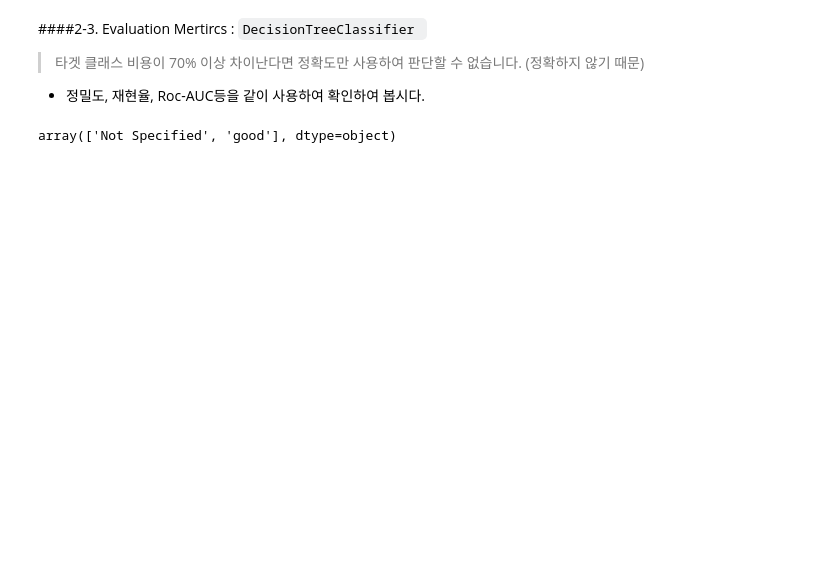
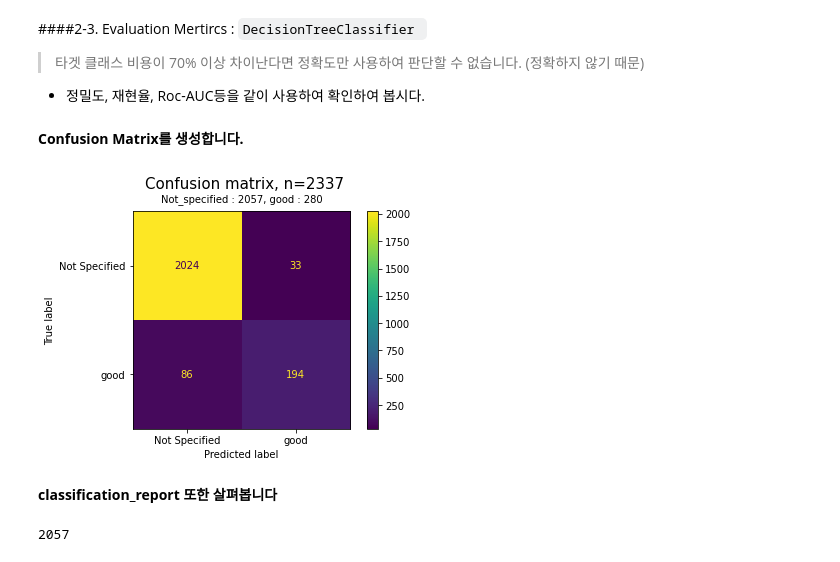
Before and after one commit to 00150/AI_07_JYP_Project_section_02, a Jupyter notebook: Used_car_modeling.ipynb, the cells around one changed output. Drawn from its saved outputs; the diff is of its cells as text; code cells hidden in the pictures; blank space fills up the shorter version.

```diff
--- a/Used_car_modeling.ipynb
+++ b/Used_car_modeling.ipynb
@@ -264,7 +264,33 @@ graphviz.Source(dot_data)
 > 타겟 클래스 비용이 70% 이상 차이난다면 정확도만 사용하여 판단할 수 없습니다. (정확하지 않기 때문)
 
 * 정밀도, 재현율, Roc-AUC등을 같이 사용하여 확인하여 봅시다.
-# %%
-pipe.named_steps['decisiontreeclassifier'].classes_
-# %% [output]
-array(['Not Specified', 'good'], dtype=object)
+# %% [markdown]
+**Confusion Matrix를 생성합니다.**
+# %%
+# 필요한 라이브러리를 가져옵니다.
+from sklearn.metrics import confusion_matrix, ConfusionMatrixDisplay
+
+# 예측값 생성.
+y_pred = pipe.predict(X_val)
+
+# confusionmatrix 생성.
+cm = confusion_matrix(y_val,
+                      y_pred,
+                      labels = pipe.named_steps['decisiontreeclassifier'].classes_)
+
+# display
+disp = ConfusionMatrixDisplay(confusion_matrix = cm,
+                              display_labels = pipe.named_steps['decisiontreeclassifier'].classes_)
+
+disp.plot()
+plt.suptitle(f'Confusion matrix, n={len(y_val)}', fontsize = 15,y=1)
+plt.title(f'Not_specified : {y_val.value_counts()[0]}, good : {y_val.value_counts()[1]}', fontsize =10, pad = 10)
+plt.show()
+# %% [output]
+[figure, added]
+# %% [markdown]
+**classification_report 또한 살펴봅니다**
+# %%
+y_val.value_counts()[0]
+# %% [output]
+2057
```
